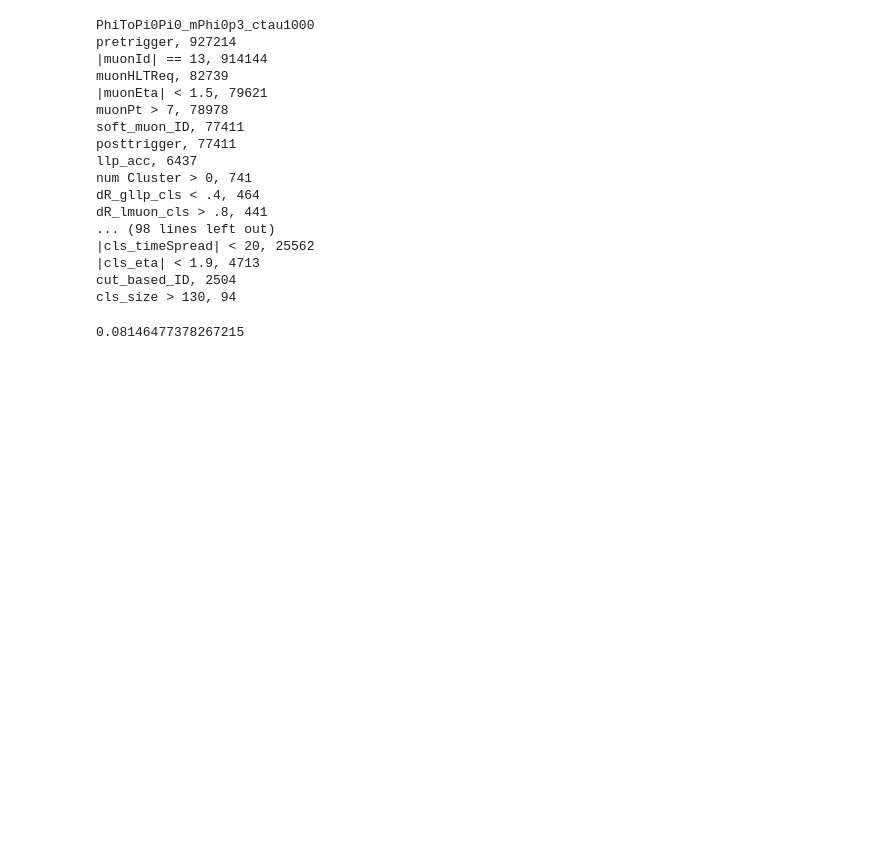
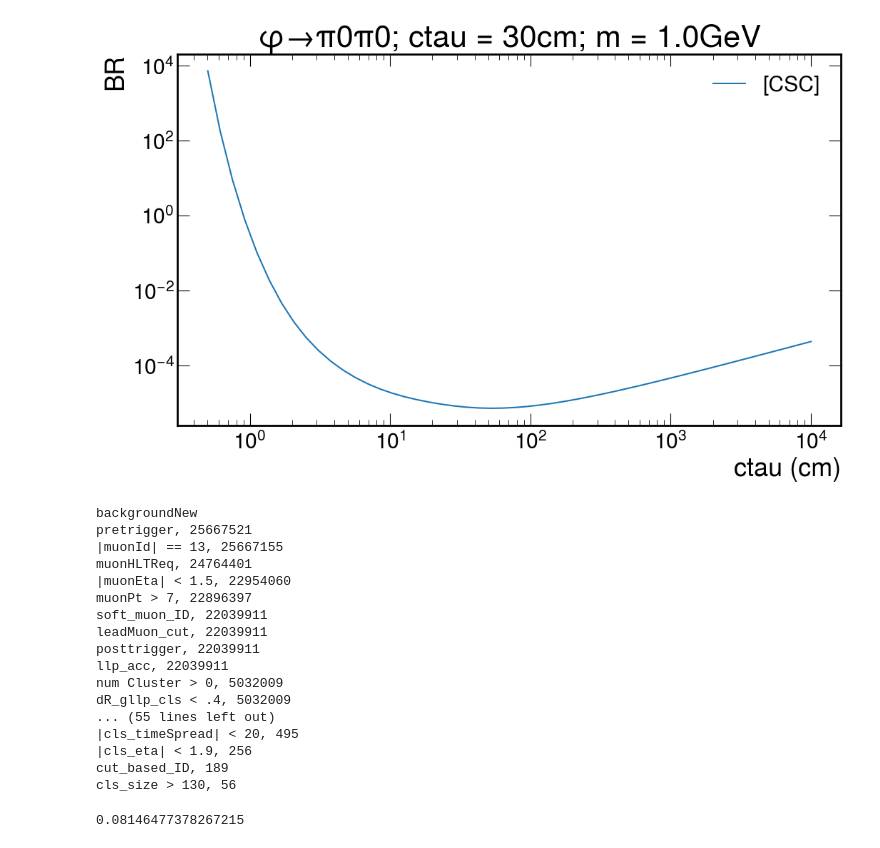
Before and after one commit to arhayrap/BToPhiK_py, a Jupyter notebook: plotter.ipynb, the cells around one changed output. Cells and saved outputs as stored; diff of their text form; code cells hidden in the pictures; blank space fills up the shorter version.

```diff
--- a/plotter.ipynb
+++ b/plotter.ipynb
@@ -130,31 +123,65 @@ plt.show()
+# %%
+key = 'PhiToPi0Pi0_mPhi1p0_ctau300'
+
+fig, ax = plt.subplots(1,1, figsize = (a*16,a*9))
+
+s = ''
+if 'PiPlusPiMinus' in key:
+    s+='φ→π+π-; '
+if 'Pi0Pi0' in key:
+    s+='φ→π0π0; '
+
+if 'ctau1000' in key:
+    s+='ctau = 100cm; '
+if 'ctau300' in key:
+    s+='ctau = 30cm; '
+
+if '0p3' in key:
+    s+='m = 0.3GeV'
+if '1p0' in key:
+    s+='m = 1.0GeV'
+
+ax.plot(out[key]['ctau_list'], out[key]['br'], label = '[CSC]')
+
+plt.title(s)
+plt.xscale("log")
+plt.yscale("log")
+plt.xlabel("ctau (cm)")
+plt.ylabel("BR")
+plt.legend()
+plt.show()
+# %% [output]
+[figure, added]
 # %%
-datasets = list(fileset.keys())
+#datasets = list(fileset.keys())
 
 for dataset in datasets:
     print(dataset)
+    i = 1
     for key in out[dataset]:
         if key.startswith('numEvents_'):# and ('NStation10' not in key):
             print(f"{key[10:]}, {out[dataset][key]}")
+            i+=1
             #print(f"{out[dataset][key]}")
     print()
 # %% [output]
-PhiToPi0Pi0_mPhi0p3_ctau1000
-pretrigger, 927214
-|muonId| == 13, 914144
-muonHLTReq, 82739
-|muonEta| < 1.5, 79621
-muonPt > 7, 78978
-soft_muon_ID, 77411
-posttrigger, 77411
-llp_acc, 6437
-num Cluster > 0, 741
-dR_gllp_cls < .4, 464
-dR_lmuon_cls > .8, 441
-... (98 lines left out)
-|cls_timeSpread| < 20, 25562
-|cls_eta| < 1.9, 4713
-cut_based_ID, 2504
-cls_size > 130, 94
+backgroundNew
+pretrigger, 25667521
+|muonId| == 13, 25667155
+muonHLTReq, 24764401
+|muonEta| < 1.5, 22954060
+muonPt > 7, 22896397
+soft_muon_ID, 22039911
+leadMuon_cut, 22039911
+posttrigger, 22039911
+llp_acc, 22039911
+num Cluster > 0, 5032009
+dR_gllp_cls < .4, 5032009
+... (55 lines left out)
+|cls_timeSpread| < 20, 495
+|cls_eta| < 1.9, 256
+cut_based_ID, 189
+cls_size > 130, 56
 # %%
 import mplhep
 from hist.intervals import ratio_uncertainty
```
Also changed, not shown: parts of 12 cells of this notebook, 7 other files.
